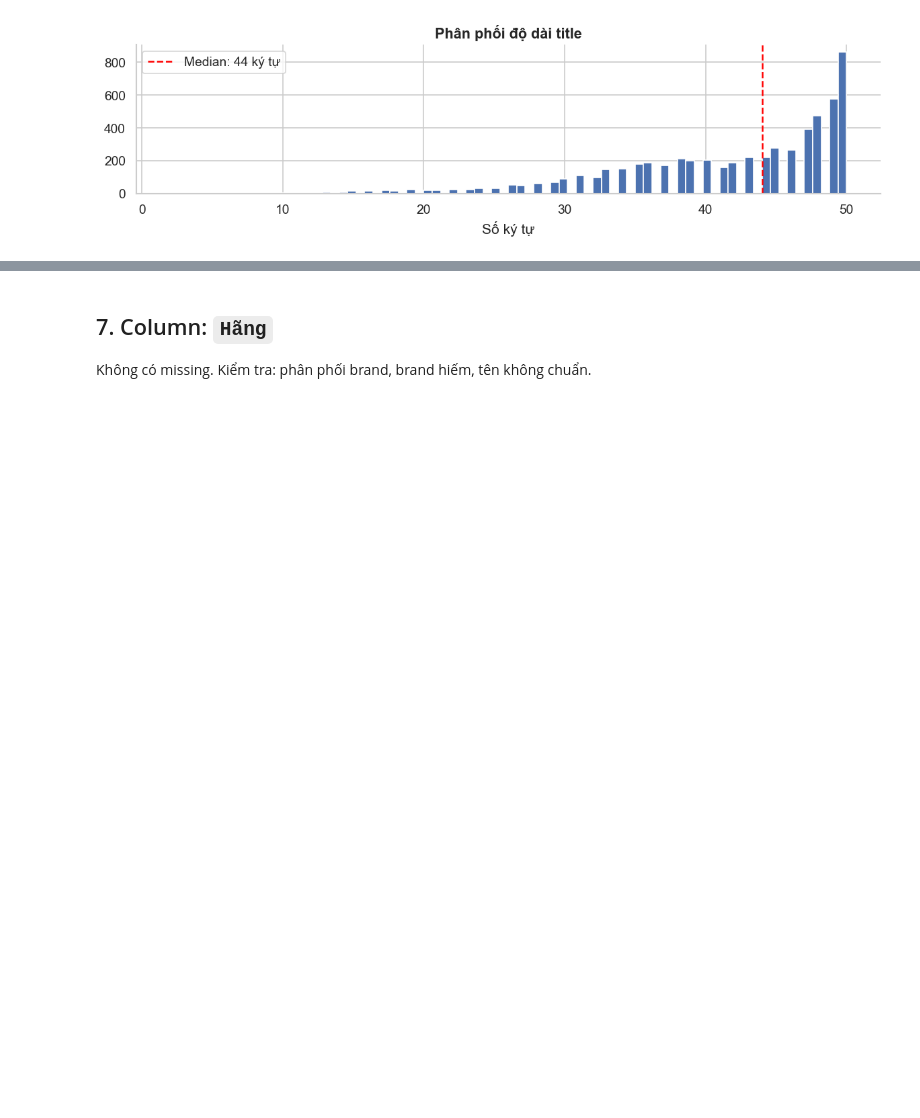
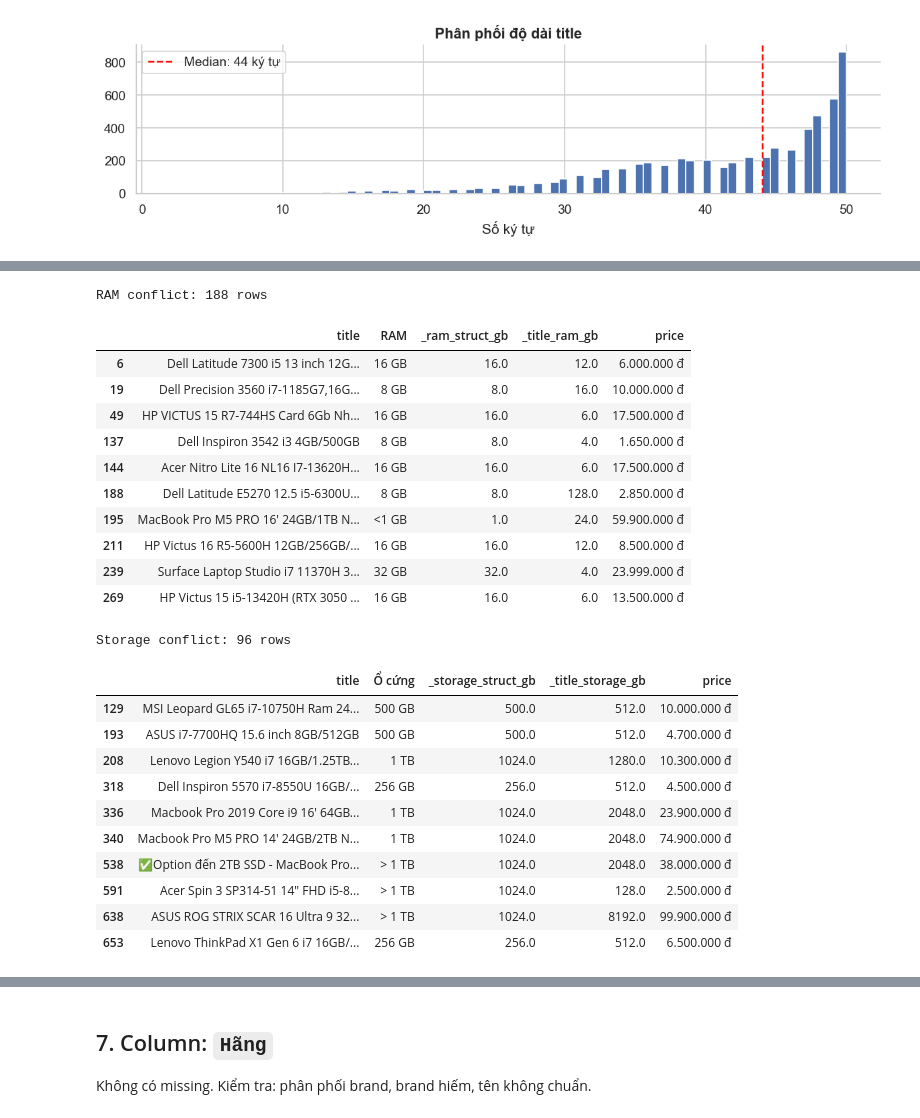
Before and after one commit to thisYui/Laptop-Price-Prediction, a Jupyter notebook: notebooks/data/01a_chotot_inspection.ipynb, the cells around one changed output, grey strips where cells are left out. Saved outputs shown, nothing was run; the diff lists cells and outputs as text; code cells hidden in the pictures; blank space fills up the shorter version.

```diff
--- a/notebooks/data/01a_chotot_inspection.ipynb
+++ b/notebooks/data/01a_chotot_inspection.ipynb
@@ -1038,0 +1407,53 @@ Dòng thiếu 'RAM': 239
+# %%
+# ── Consistency check: title-extracted vs structured columns ───────────────────
+def parse_ram_gb(val):
+    if pd.isna(val):
+        return np.nan
+    m = re.search(r'(\d{1,3})', str(val))
+    return float(m.group(1)) if m else np.nan
+
+df['_ram_struct_gb'] = df['RAM'].apply(parse_ram_gb)
+df['_storage_struct_gb'] = df['Ổ cứng'].apply(parse_storage_gb)
+
+ram_conflict = df[
+    df['_ram_struct_gb'].notna() &
+    df['_title_ram_gb'].notna() &
+    (df['_ram_struct_gb'] != df['_title_ram_gb'])
+][['title', 'RAM', '_ram_struct_gb', '_title_ram_gb', 'price']]
+
+storage_conflict = df[
+    df['_storage_struct_gb'].notna() &
+    df['_title_storage_gb'].notna() &
+    (df['_storage_struct_gb'] != df['_title_storage_gb'])
+][['title', 'Ổ cứng', '_storage_struct_gb', '_title_storage_gb', 'price']]
+
+print(f"RAM conflict: {len(ram_conflict)} rows")
+display(ram_conflict.head(10))
+
+print(f"\nStorage conflict: {len(storage_conflict)} rows")
+display(storage_conflict.head(10))
+# %% [output]
+RAM conflict: 188 rows
+|  | title | RAM | _ram_struct_gb | _title_ram_gb | price |
+| 6 | Dell Latitude 7300 i5 13 inch 12G... | 16 GB | 16.0 | 12.0 | 6.000.000 đ |
+| 19 | Dell Precision 3560 i7-1185G7,16G... | 8 GB | 8.0 | 16.0 | 10.000.000 đ |
+| 49 | HP VICTUS 15 R7-744HS Card 6Gb Nh... | 16 GB | 16.0 | 6.0 | 17.500.000 đ |
+| 137 | Dell Inspiron 3542 i3 4GB/500GB | 8 GB | 8.0 | 4.0 | 1.650.000 đ |
+| 144 | Acer Nitro Lite 16 NL16 I7-13620H... | 16 GB | 16.0 | 6.0 | 17.500.000 đ |
+| 188 | Dell Latitude E5270 12.5 i5-6300U... | 8 GB | 8.0 | 128.0 | 2.850.000 đ |
+| 195 | MacBook Pro M5 PRO 16' 24GB/1TB N... | <1 GB | 1.0 | 24.0 | 59.900.000 đ |
+| 211 | HP Victus 16 R5-5600H 12GB/256GB/... | 16 GB | 16.0 | 12.0 | 8.500.000 đ |
+| 239 | Surface Laptop Studio i7 11370H 3... | 32 GB | 32.0 | 4.0 | 23.999.000 đ |
+| 269 | HP Victus 15 i5-13420H (RTX 3050 ... | 16 GB | 16.0 | 6.0 | 13.500.000 đ |
+Storage conflict: 96 rows
+|  | title | Ổ cứng | _storage_struct_gb | _title_storage_gb | price |
+| 129 | MSI Leopard GL65 i7-10750H Ram 24... | 500 GB | 500.0 | 512.0 | 10.000.000 đ |
+| 193 | ASUS i7-7700HQ 15.6 inch 8GB/512GB | 500 GB | 500.0 | 512.0 | 4.700.000 đ |
+| 208 | Lenovo Legion Y540 i7 16GB/1.25TB... | 1 TB | 1024.0 | 1280.0 | 10.300.000 đ |
+| 318 | Dell Inspiron 5570 i7-8550U 16GB/... | 256 GB | 256.0 | 512.0 | 4.500.000 đ |
+| 336 | Macbook Pro 2019 Core i9 16' 64GB... | 1 TB | 1024.0 | 2048.0 | 23.900.000 đ |
+| 340 | Macbook Pro M5 PRO 14' 24GB/2TB N... | 1 TB | 1024.0 | 2048.0 | 74.900.000 đ |
+| 538 | ✅Option đến 2TB SSD - MacBook Pro... | > 1 TB | 1024.0 | 2048.0 | 38.000.000 đ |
+| 591 | Acer Spin 3 SP314-51 14" FHD i5-8... | > 1 TB | 1024.0 | 128.0 | 2.500.000 đ |
+| 638 | ASUS ROG STRIX SCAR 16 Ultra 9 32... | > 1 TB | 1024.0 | 8192.0 | 99.900.000 đ |
+| 653 | Lenovo ThinkPad X1 Gen 6 i7 16GB/... | 256 GB | 256.0 | 512.0 | 6.500.000 đ |
```
Also changed, not shown: parts of 37 cells of this notebook.
